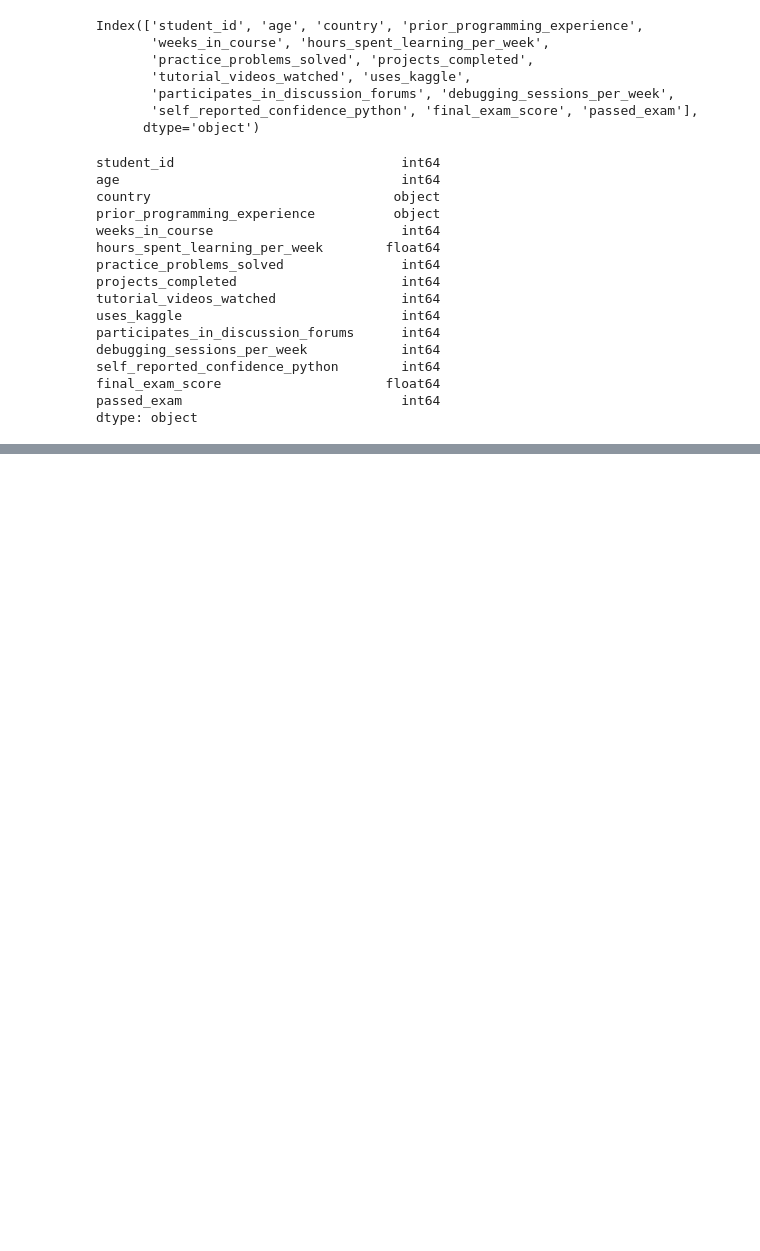
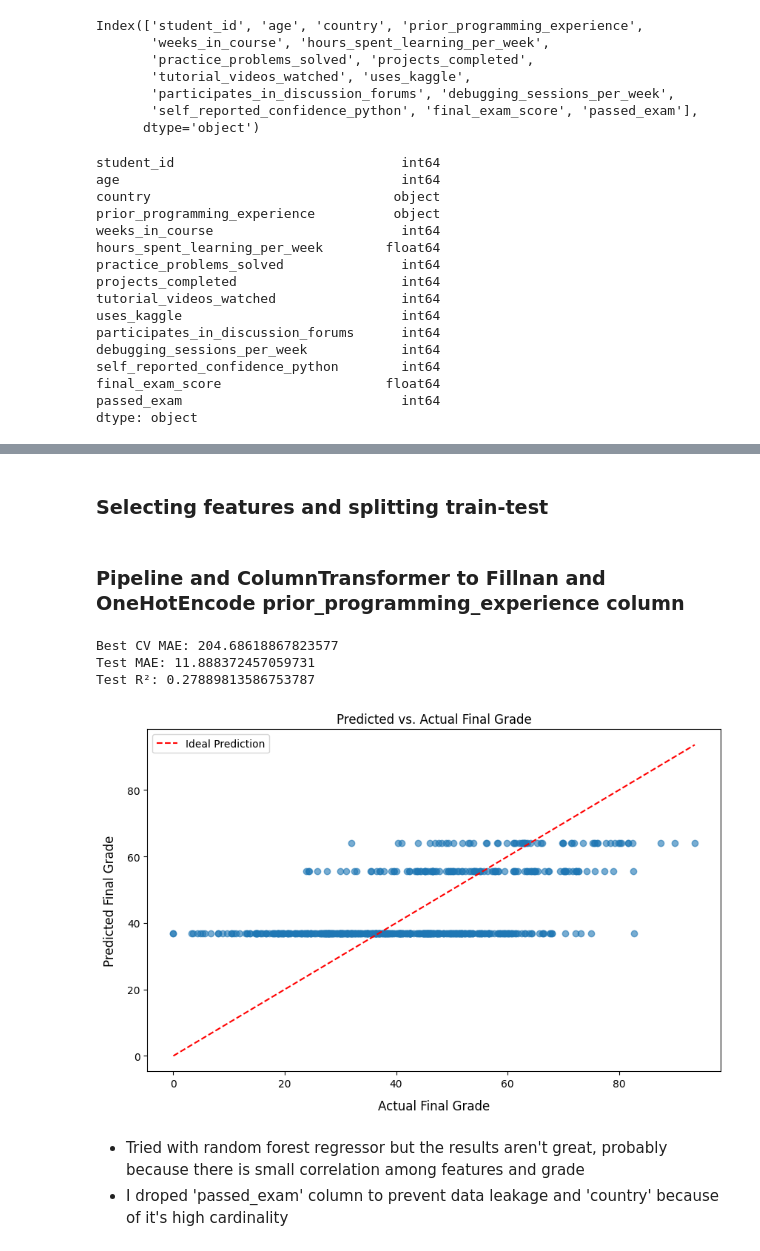
Before and after one commit to danielcamacho9712/Python_Learning_Exam_Performance, a Jupyter notebook: python_exam_performance.ipynb, the cells around one changed output, grey strips where cells are left out. Cells and saved outputs as stored; diff of their text form; code cells hidden in the pictures; blank space fills up the shorter version.

```diff
--- a/python_exam_performance.ipynb
+++ b/python_exam_performance.ipynb
@@ -417,0 +409,2 @@ Index(['age', 'weeks_in_course', 'hours_spent_learning_per_week',
+# %% [markdown]
+### Selecting features and splitting train-test
@@ -417,0 +416,61 @@ Index(['age', 'weeks_in_course', 'hours_spent_learning_per_week',
+# %% [markdown]
+### Pipeline and ColumnTransformer to Fillnan and OneHotEncode prior_programming_experience column
+# %%
+categorical_feature = 'prior_programming_experience'
+
+categorical_pipeline = Pipeline(steps = [
+    ('imputer', SimpleImputer(strategy='most_frequent')),
+    ('onehot', OneHotEncoder(handle_unknown='ignore'))
+])
+
+preprocessor = ColumnTransformer(transformers=[
+    ('cat', categorical_pipeline, [categorical_feature])
+])
+
+model_pipeline = Pipeline(steps = [
+    ('preprocessor', preprocessor),
+    ('regressor', RandomForestRegressor())
+])
+
+param_grid = {
+    'regressor__n_estimators': [100, 200, 300],
+    'regressor__max_depth': [None, 5, 10],
+    'regressor__min_samples_leaf': [1, 2, 4],
+    'regressor__min_samples_split': [2, 5, 8]
+}
+
+grid = GridSearchCV(model_pipeline, param_grid, cv=5, scoring='neg_mean_squared_error', n_jobs=-1)
+
+grid.fit(X_train, y_train)
+
+best_model = grid.best_estimator_
+
+y_pred = best_model.predict(X_test)
+# %%
+mae = mean_absolute_error(y_test, y_pred)
+r2 = r2_score(y_test, y_pred)
+
+print("Best CV MAE:", -grid.best_score_)
+print("Test MAE:", mae)
+print("Test R²:", r2)
+# %% [output]
+Best CV MAE: 204.68618867823577
+Test MAE: 11.888372457059731
+Test R²: 0.27889813586753787
+# %%
+# Graph 1: Actual vs Predicted Final Exam Scores
+import matplotlib.pyplot as plt
+
+plt.figure(figsize=(10, 6))
+plt.scatter(y_test, y_pred, alpha=0.6)
+plt.plot([y_test.min(), y_test.max()], [y_test.min(), y_test.max()], 'r--', label ='Ideal Prediction')
+plt.xlabel("Actual Final Grade", labelpad=10, fontsize = 12)
+plt.ylabel("Predicted Final Grade", labelpad=10, fontsize = 12)
+plt.title("Predicted vs. Actual Final Grade", fontsize = 12)
+plt.legend()
+plt.show()
+# %% [output]
+[figure, added]
+# %% [markdown]
+- Tried with random forest regressor but the results aren't great, probably because there is small correlation among features and grade
+- I droped 'passed_exam' column to prevent data leakage and 'country' because of it's high cardinality
```
Also changed, not shown: parts of 7 cells of this notebook.
